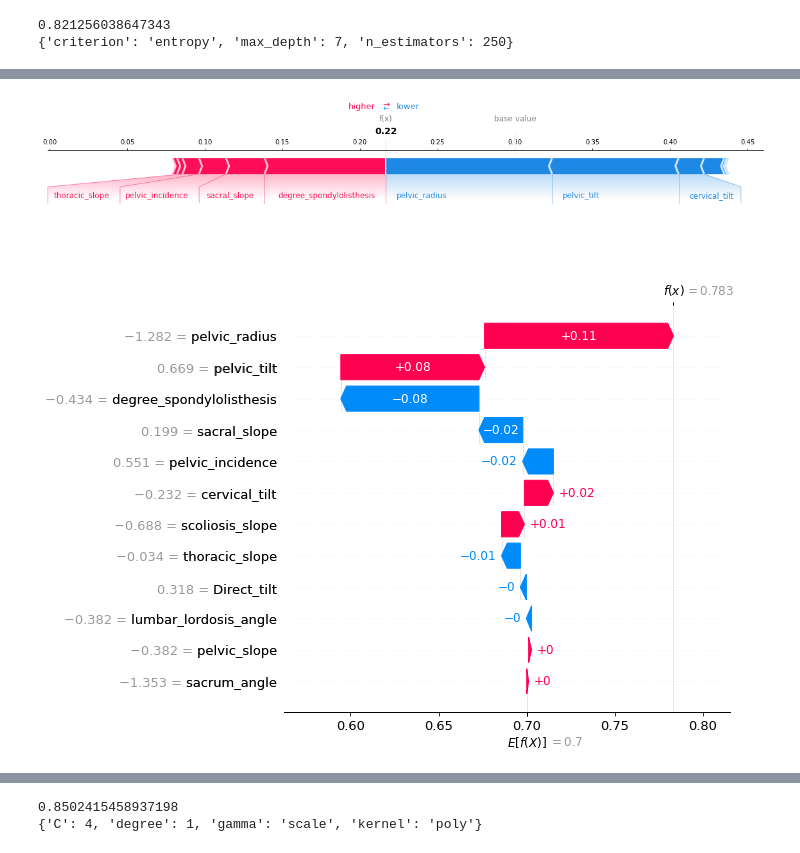
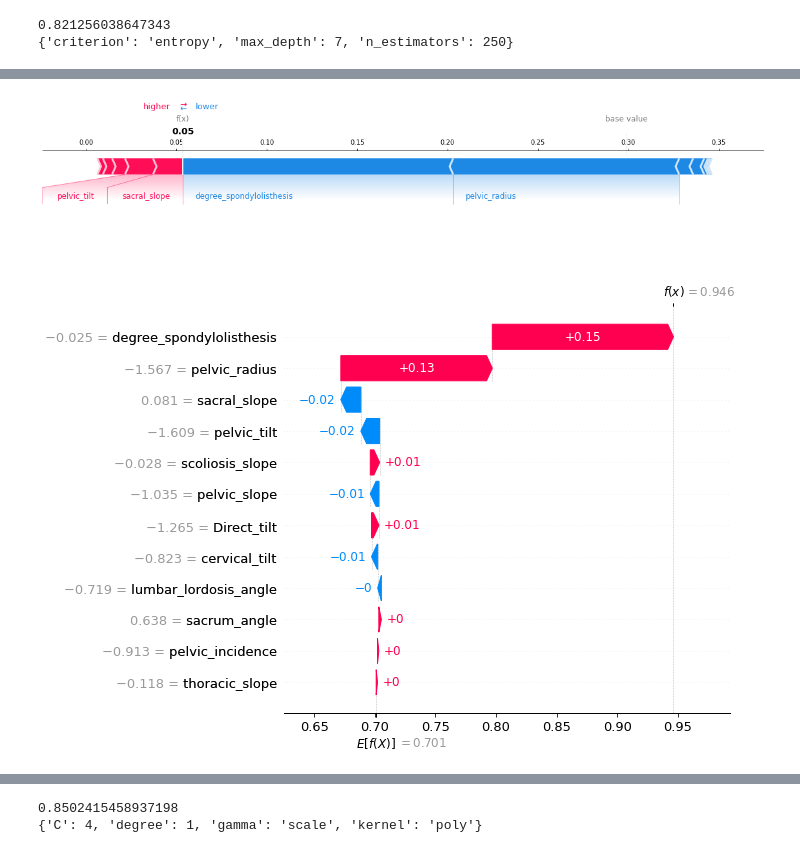
Before and after one commit to mhmdrdwn/spine, a Jupyter notebook: report.ipynb, the cells around one changed output, grey strips where cells are left out. Cells and saved outputs as stored; diff of their text form; code cells hidden in the pictures.

```diff
--- a/report.ipynb
+++ b/report.ipynb
@@ -443,13 +467,13 @@ conf_plot(y_hat, y_test)
 explainer = shap.TreeExplainer(rf, X_train)
 shap_values = explainer(X_test)
 # %%
-shap.force_plot(shap_values[1, :].base_values[0], shap_values[1, :].values[:, 0], feature_names=column_names[:-1], matplotlib=True)
+shap.force_plot(shap_values[0, :].base_values[0], shap_values[0, :].values[:, 0], feature_names=column_names[:-1], matplotlib=True)
 # %% [output]
-[figure, old version]
+[figure, new version]
 # %%
-shap.plots.waterfall(shap_values[1, :, 1], max_display=12)
+shap.plots.waterfall(shap_values[0, :, 1], max_display=12)
 # %% [output]
-[figure, old version]
+[figure, new version]
 # %%
 shap.plots.beeswarm(shap_values[:, :, 1], max_display=12)
 # %% [output]
```
Also changed, not shown: parts of 35 cells of this notebook, 1 other file.
